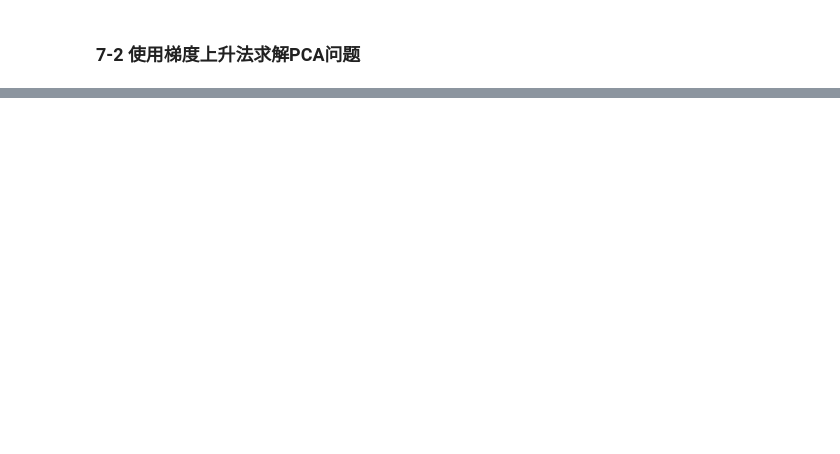
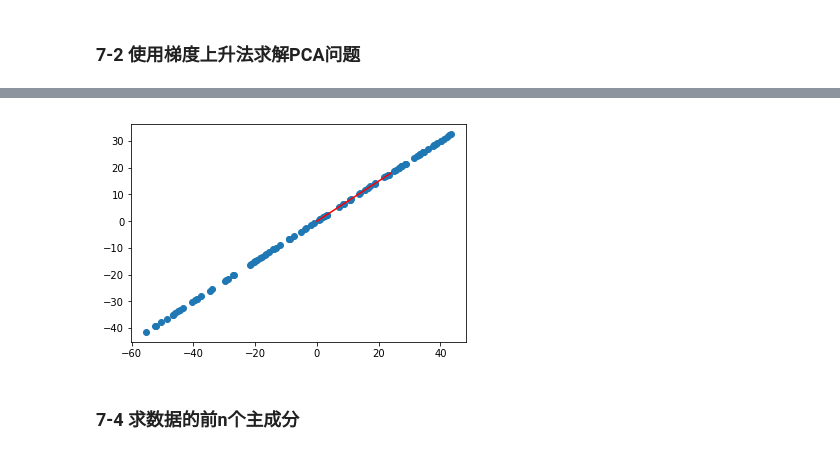
Before and after one commit to JinNiuMengMeng/deep_learn, a Jupyter notebook: Data_Handle/Python3入门机器学习算法与应用-慕课/07_第七章-PAC与梯度上升法.ipynb, the cells around one changed output, grey strips where cells are left out. Cells and saved outputs as stored; diff of their text form; code cells hidden in the pictures; blank space fills up the shorter version.

```diff
--- a/Data_Handle/Python3入门机器学习算法与应用-慕课/07_第七章-PAC与梯度上升法.ipynb
+++ b/Data_Handle/Python3入门机器学习算法与应用-慕课/07_第七章-PAC与梯度上升法.ipynb
@@ -48,0 +139,8 @@ $$Var(X_{project}) = \frac{1}{m}\sum^{m}_{i=1}||X_{project}^{(i)}||^{2}$$
+# %%
+plt.scatter(X2_demean[:, 0], X2_demean[:, 1])
+plt.plot([0, w2[0]*30], [0, w2[1]*30], color="r")
+plt.show()
+# %% [output]
+[figure, added]
+# %% [markdown]
+### 7-4 求数据的前n个主成分
```
Also changed, not shown: parts of 41 cells of this notebook, 1 other file.
